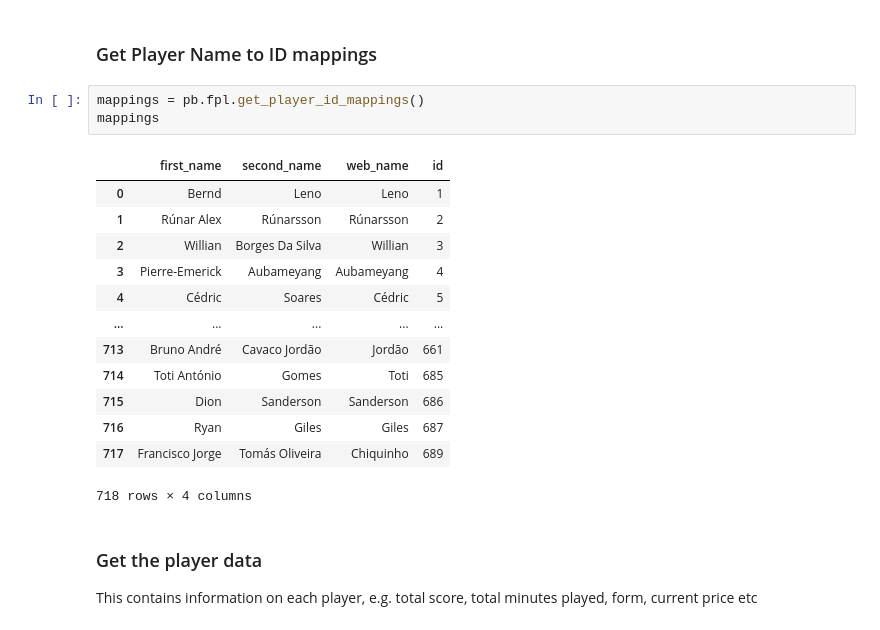
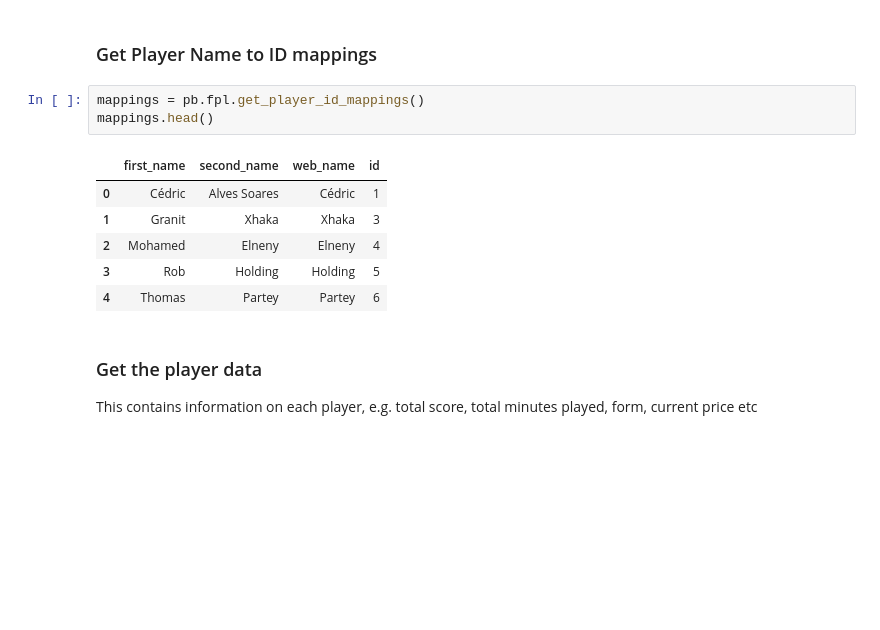
Before and after one commit to martineastwood/penaltyblog, a Jupyter notebook: examples/fpl/fpl.ipynb, the cells around one changed output. Cells and saved outputs as stored; diff of their text form; blank space fills up the shorter version.

```diff
--- a/examples/fpl/fpl.ipynb
+++ b/examples/fpl/fpl.ipynb
@@ -42,21 +28,14 @@ info.query("average_entry_score > 0")
 ### Get Player Name to ID mappings
 # %%
 mappings = pb.fpl.get_player_id_mappings()
-mappings
+mappings.head()
 # %% [output]
 |  | first_name | second_name | web_name | id |
-| 0 | Bernd | Leno | Leno | 1 |
-| 1 | Rúnar Alex | Rúnarsson | Rúnarsson | 2 |
-| 2 | Willian | Borges Da Silva | Willian | 3 |
-| 3 | Pierre-Emerick | Aubameyang | Aubameyang | 4 |
-| 4 | Cédric | Soares | Cédric | 5 |
-| ... | ... | ... | ... | ... |
-| 713 | Bruno André | Cavaco Jordão | Jordão | 661 |
-| 714 | Toti António | Gomes | Toti | 685 |
-| 715 | Dion | Sanderson | Sanderson | 686 |
-| 716 | Ryan | Giles | Giles | 687 |
-| 717 | Francisco Jorge | Tomás Oliveira | Chiquinho | 689 |
+| 0 | Cédric | Alves Soares | Cédric | 1 |
+| 1 | Granit | Xhaka | Xhaka | 3 |
+| 2 | Mohamed | Elneny | Elneny | 4 |
+| 3 | Rob | Holding | Holding | 5 |
+| 4 | Thomas | Partey | Partey | 6 |
-718 rows × 4 columns
 # %% [markdown]
 ### Get the player data
 
```
Also changed, not shown: parts of 19 cells of this notebook, 6 other files.
